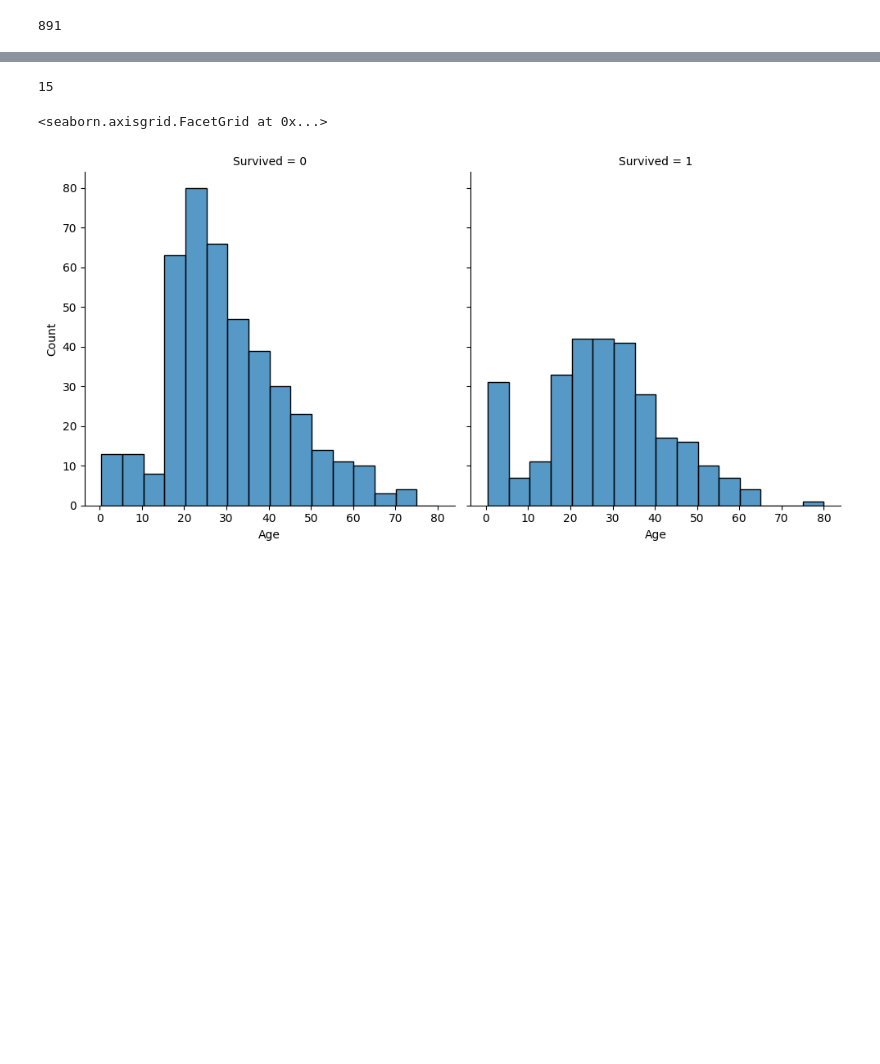
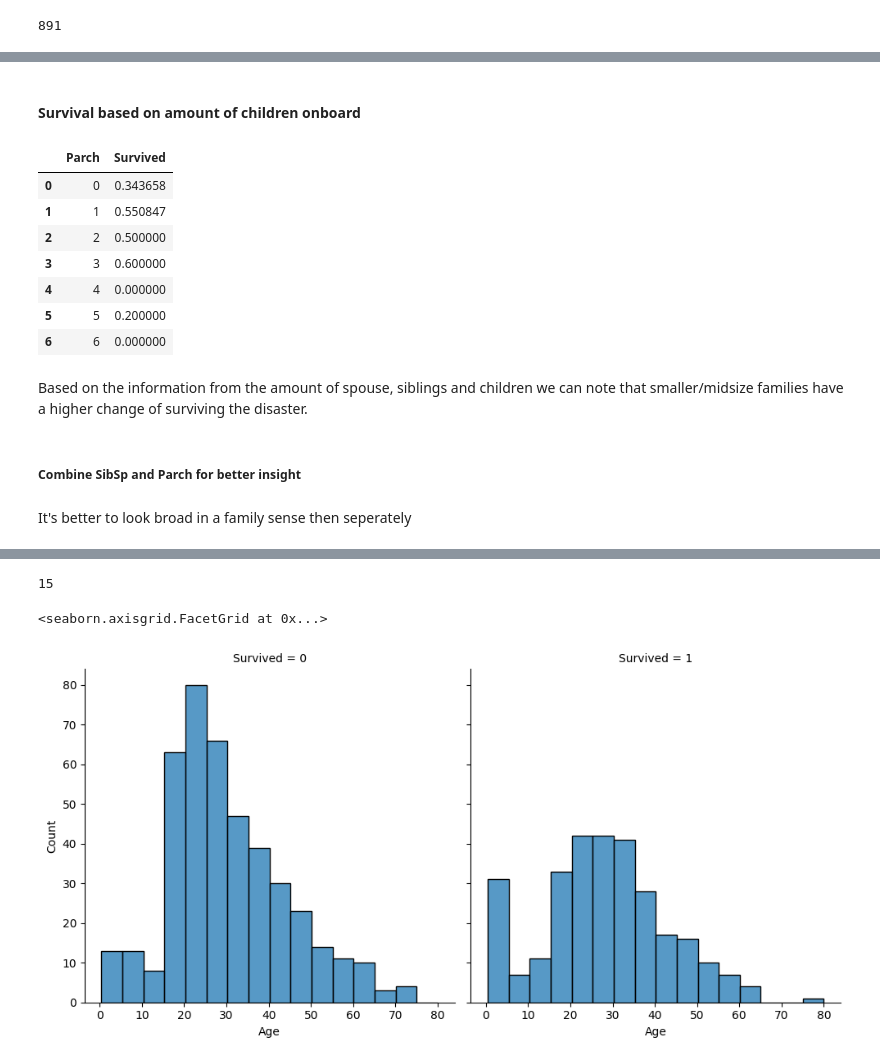
Before and after one commit to farahyakoubi-vives/ML_Assignment, a Jupyter notebook: Farah_Yakoubi.ipynb, the cells around one changed output, grey strips where cells are left out. Cells and saved outputs as stored; diff of their text form; code cells hidden in the pictures; blank space fills up the shorter version.

```diff
--- a/Farah_Yakoubi.ipynb
+++ b/Farah_Yakoubi.ipynb
@@ -175,0 +203,19 @@ Also confirms the hypothesis that the higher classes did have a higher likelyhoo
+# %% [markdown]
+#### Survival based on amount of children onboard
+# %%
+df_train.groupby(['Parch'], as_index=False)['Survived'].mean()
+# %% [output]
+|  | Parch | Survived |
+| 0 | 0 | 0.343658 |
+| 1 | 1 | 0.550847 |
+| 2 | 2 | 0.500000 |
+| 3 | 3 | 0.600000 |
+| 4 | 4 | 0.000000 |
+| 5 | 5 | 0.200000 |
+| 6 | 6 | 0.000000 |
+# %% [markdown]
+Based on the information from the amount of spouse, siblings and children we can note that smaller/midsize families have a higher change of surviving the disaster.
+# %% [markdown]
+##### Combine SibSp and Parch for better insight
+# %% [markdown]
+It's better to look broad in a family sense then seperately
```
Also changed, not shown: parts of 43 cells of this notebook.
